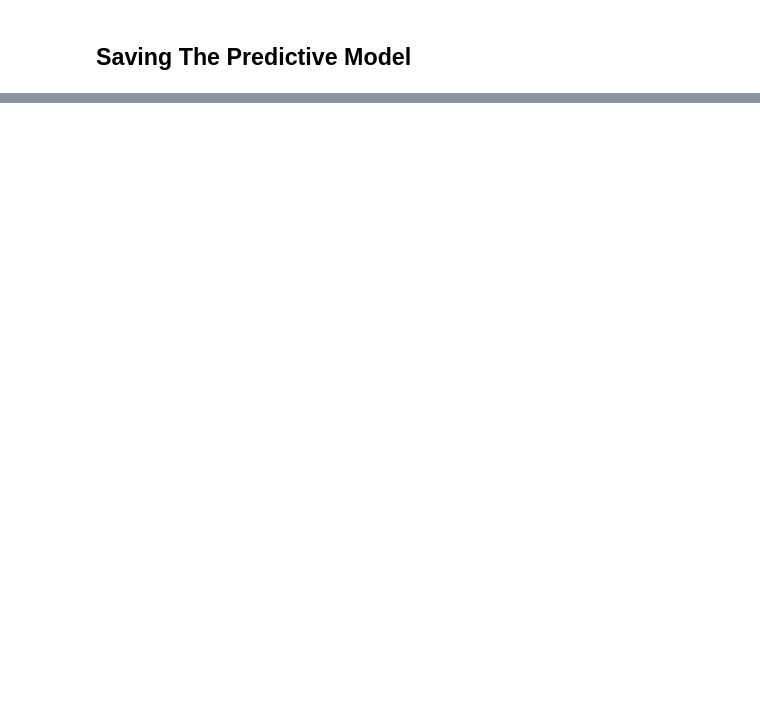
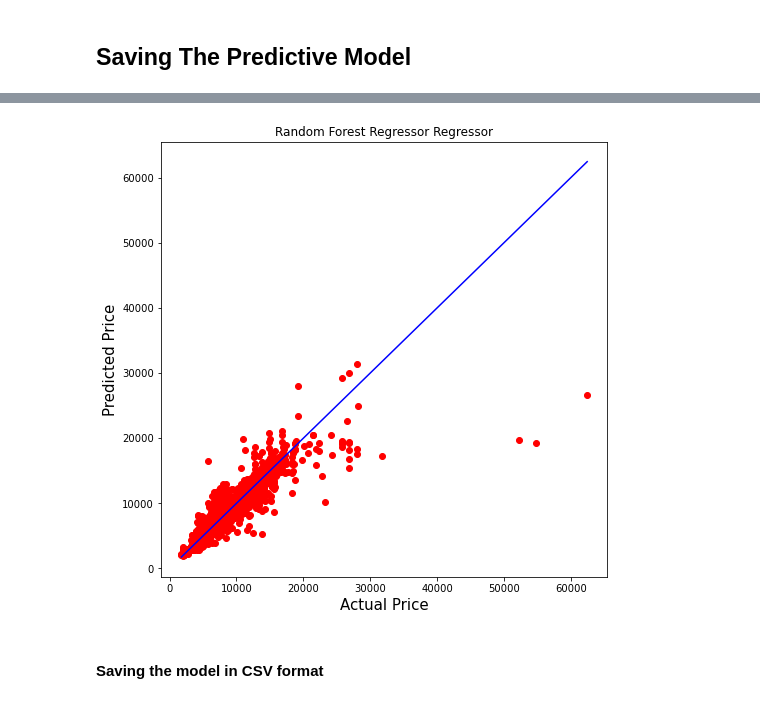
Before and after one commit to ArchanaKumari846/DataTrained_Projects, a Jupyter notebook: Flight_Price_Prediction.ipynb, the cells around one changed output, grey strips where cells are left out. Cells and saved outputs as stored; diff of their text form; code cells hidden in the pictures; blank space fills up the shorter version.

```diff
--- a/Flight_Price_Prediction.ipynb
+++ b/Flight_Price_Prediction.ipynb
@@ -2716,0 +2741,14 @@ model
+# %%
+plt.figure(figsize=(8,8))
+plt.scatter(y_test,predicted1,c='r')
+plt1 = max(max(predicted1),max(y_test))
+plt2 = min(min(predicted1),min(y_test))
+plt.plot([plt1,plt2],[plt1,plt2],'b-')
+plt.xlabel('Actual Price',fontsize=15)
+plt.ylabel('Predicted Price',fontsize=15)
+plt.title("Random Forest Regressor Regressor")
+plt.show()
+# %% [output]
+[figure, added]
+# %% [markdown]
+#### Saving the model in CSV format
```
Also changed, not shown: parts of 37 cells of this notebook.
